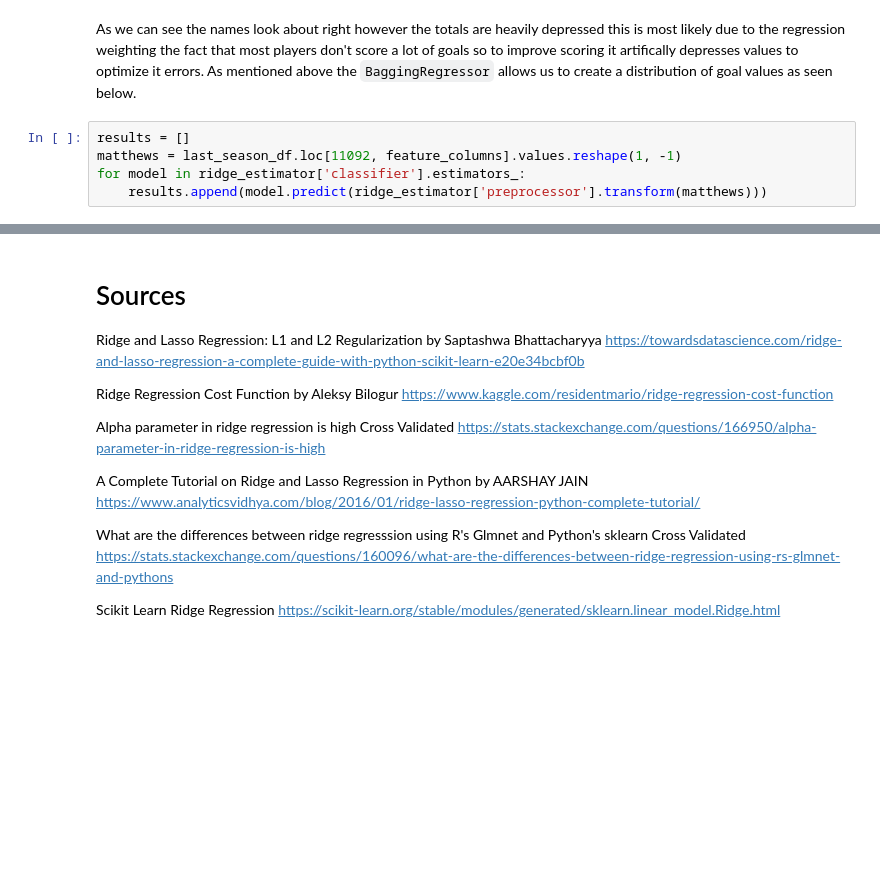
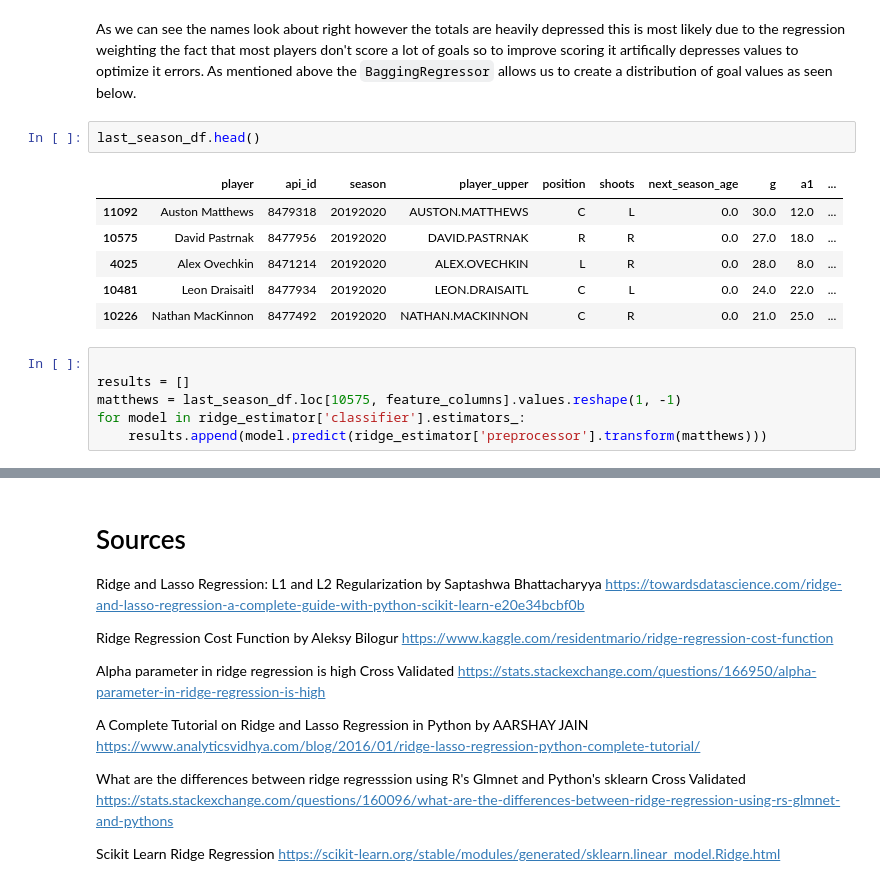
Before and after one commit to mcbarlowe/nhl_analysis, a Jupyter notebook: linear_reg_goal_predict_model.ipynb, the cells around one changed output, grey strips where cells are left out. Saved outputs shown, nothing was run; the diff lists cells and outputs as text; blank space fills up the shorter version.

```diff
--- a/linear_reg_goal_predict_model.ipynb
+++ b/linear_reg_goal_predict_model.ipynb
@@ -834,9 +831,19 @@ print(top_20)
 19      Brayden Point             19.0    20
 # %% [markdown]
 As we can see the names look about right however the totals are heavily depressed this is most likely due to the regression weighting the fact that most players don't score a lot of goals so to improve scoring it artifically depresses values to optimize it errors. As mentioned above the `BaggingRegressor` allows us to create a distribution of goal values as seen below.
+# %%
+last_season_df.head()
+# %% [output]
+|  | player | api_id | season | player_upper | position | shoots | next_season_age | g | a1 | ... |
+| 11092 | Auston Matthews | 8479318 | 20192020 | AUSTON.MATTHEWS | C | L | 0.0 | 30.0 | 12.0 | ... |
+| 10575 | David Pastrnak | 8477956 | 20192020 | DAVID.PASTRNAK | R | R | 0.0 | 27.0 | 18.0 | ... |
+| 4025 | Alex Ovechkin | 8471214 | 20192020 | ALEX.OVECHKIN | L | R | 0.0 | 28.0 | 8.0 | ... |
+| 10481 | Leon Draisaitl | 8477934 | 20192020 | LEON.DRAISAITL | C | L | 0.0 | 24.0 | 22.0 | ... |
+| 10226 | Nathan MacKinnon | 8477492 | 20192020 | NATHAN.MACKINNON | C | R | 0.0 | 21.0 | 25.0 | ... |
 # %%
+
 results = []
-matthews = last_season_df.loc[11092, feature_columns].values.reshape(1, -1)
+matthews = last_season_df.loc[10575, feature_columns].values.reshape(1, -1)
 for model in ridge_estimator['classifier'].estimators_:
     results.append(model.predict(ridge_estimator['preprocessor'].transform(matthews)))
 # %%
```
Also changed, not shown: parts of 27 cells of this notebook, 2 other files.
